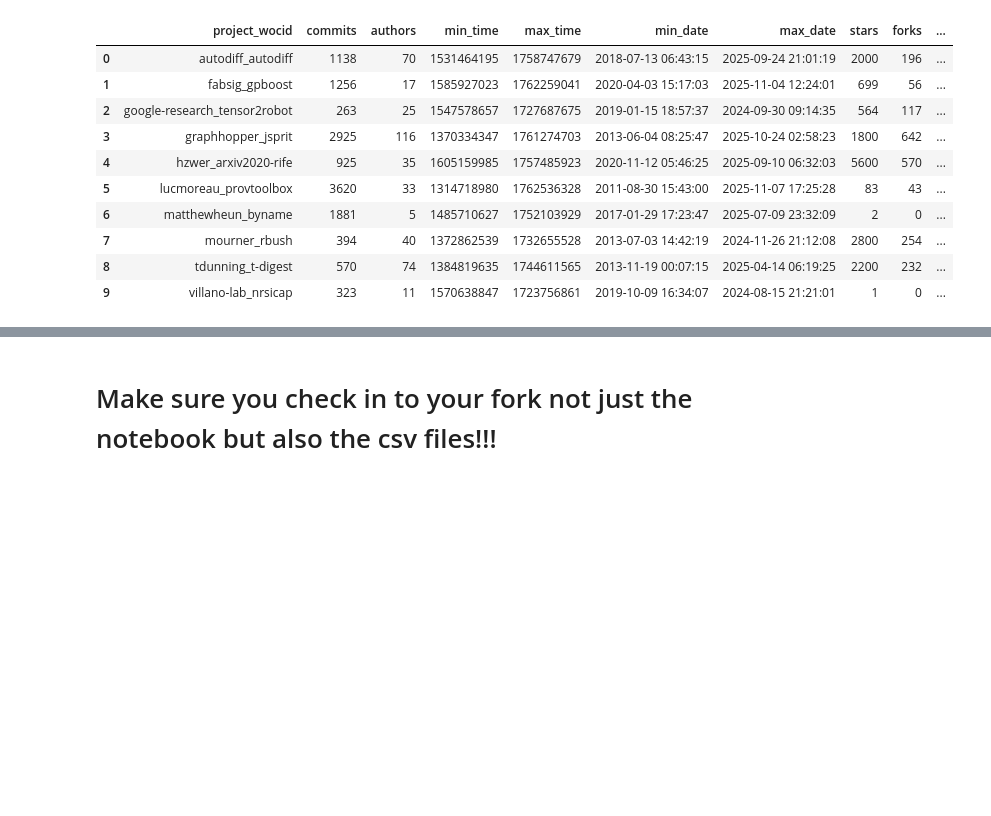
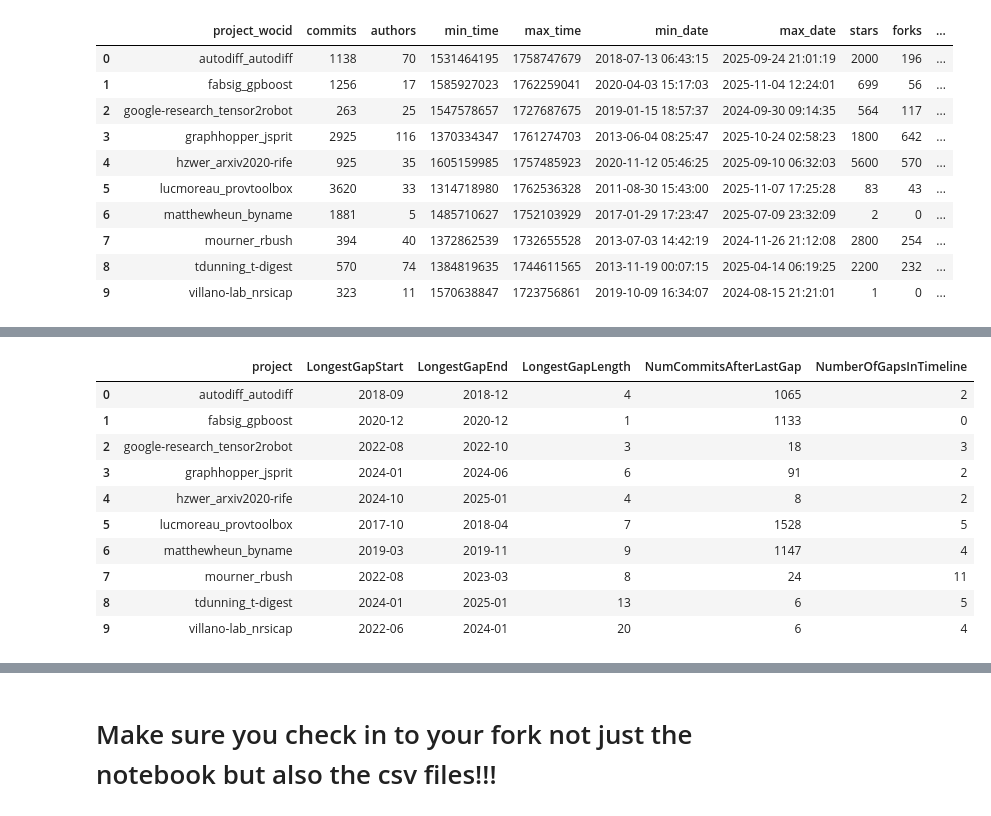
Before and after one commit to ChaseWolverton/MiniProject2, a Jupyter notebook: cwolver1.ipynb, the cells around one changed output, grey strips where cells are left out. Cells and saved outputs as stored; diff of their text form; code cells hidden in the pictures; blank space fills up the shorter version.

```diff
--- a/cwolver1.ipynb
+++ b/cwolver1.ipynb
@@ -341,0 +687,44 @@ part1_stats
+# %%
+gap_results = []
+
+for project in sorted(timeseries["project"].unique()):
+
+    project_ts = (
+        timeseries[
+            timeseries["project"] == project
+        ]
+        .reset_index(drop=True)
+    )
+
+    result = analyze_gaps(project_ts)
+
+    result["project"] = project
+
+    gap_results.append(result)
+
+gap_stats = pd.DataFrame(gap_results)
+
+gap_stats = gap_stats[
+    [
+        "project",
+        "LongestGapStart",
+        "LongestGapEnd",
+        "LongestGapLength",
+        "NumCommitsAfterLastGap",
+        "NumberOfGapsInTimeline"
+    ]
+]
+
+gap_stats
+# %% [output]
+|  | project | LongestGapStart | LongestGapEnd | LongestGapLength | NumCommitsAfterLastGap | NumberOfGapsInTimeline |
+| 0 | autodiff_autodiff | 2018-09 | 2018-12 | 4 | 1065 | 2 |
+| 1 | fabsig_gpboost | 2020-12 | 2020-12 | 1 | 1133 | 0 |
+| 2 | google-research_tensor2robot | 2022-08 | 2022-10 | 3 | 18 | 3 |
+| 3 | graphhopper_jsprit | 2024-01 | 2024-06 | 6 | 91 | 2 |
+| 4 | hzwer_arxiv2020-rife | 2024-10 | 2025-01 | 4 | 8 | 2 |
+| 5 | lucmoreau_provtoolbox | 2017-10 | 2018-04 | 7 | 1528 | 5 |
+| 6 | matthewheun_byname | 2019-03 | 2019-11 | 9 | 1147 | 4 |
+| 7 | mourner_rbush | 2022-08 | 2023-03 | 8 | 24 | 11 |
+| 8 | tdunning_t-digest | 2024-01 | 2025-01 | 13 | 6 | 5 |
+| 9 | villano-lab_nrsicap | 2022-06 | 2024-01 | 20 | 6 | 4 |
```
Also changed, not shown: parts of 18 cells of this notebook, 21 other files.
